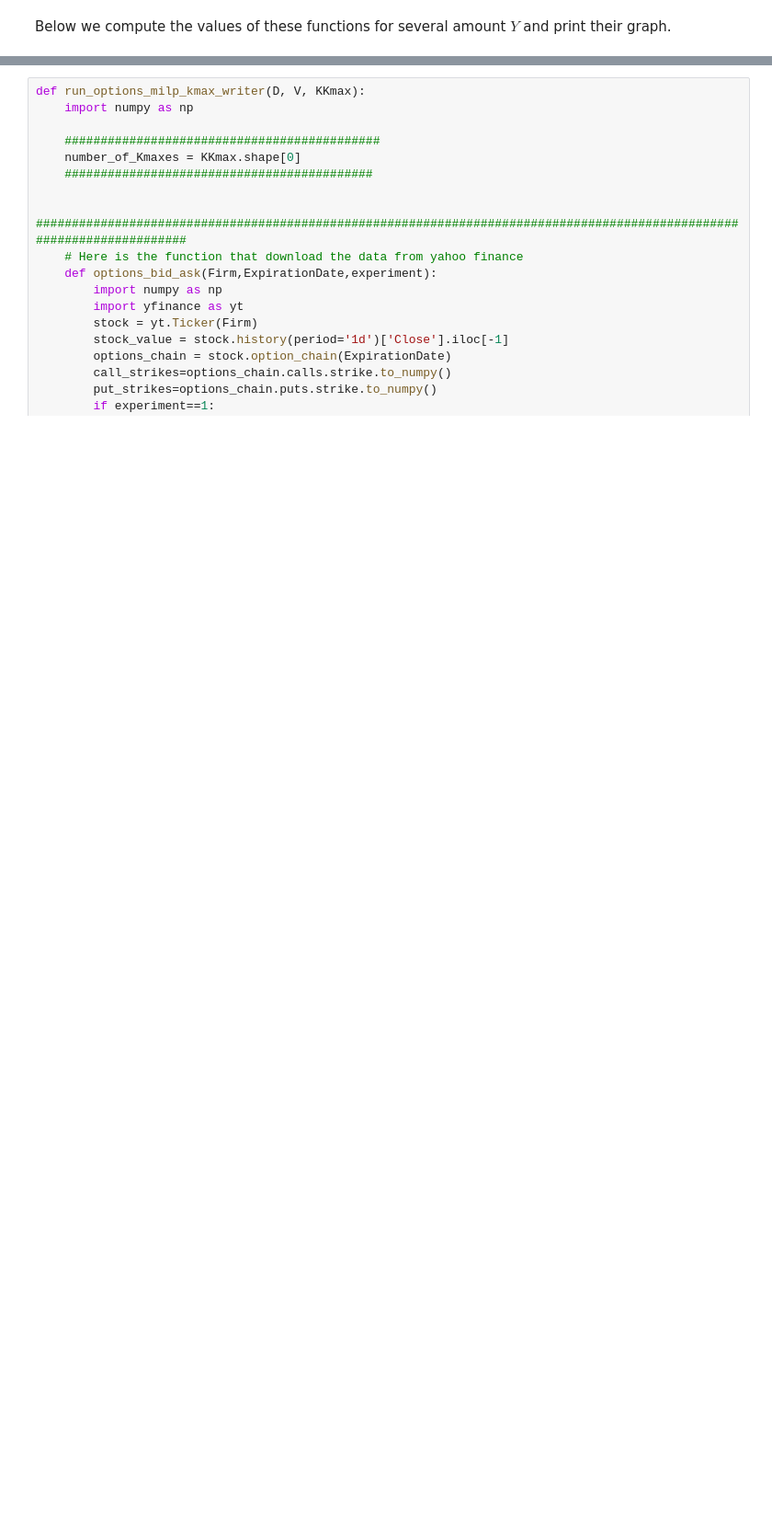
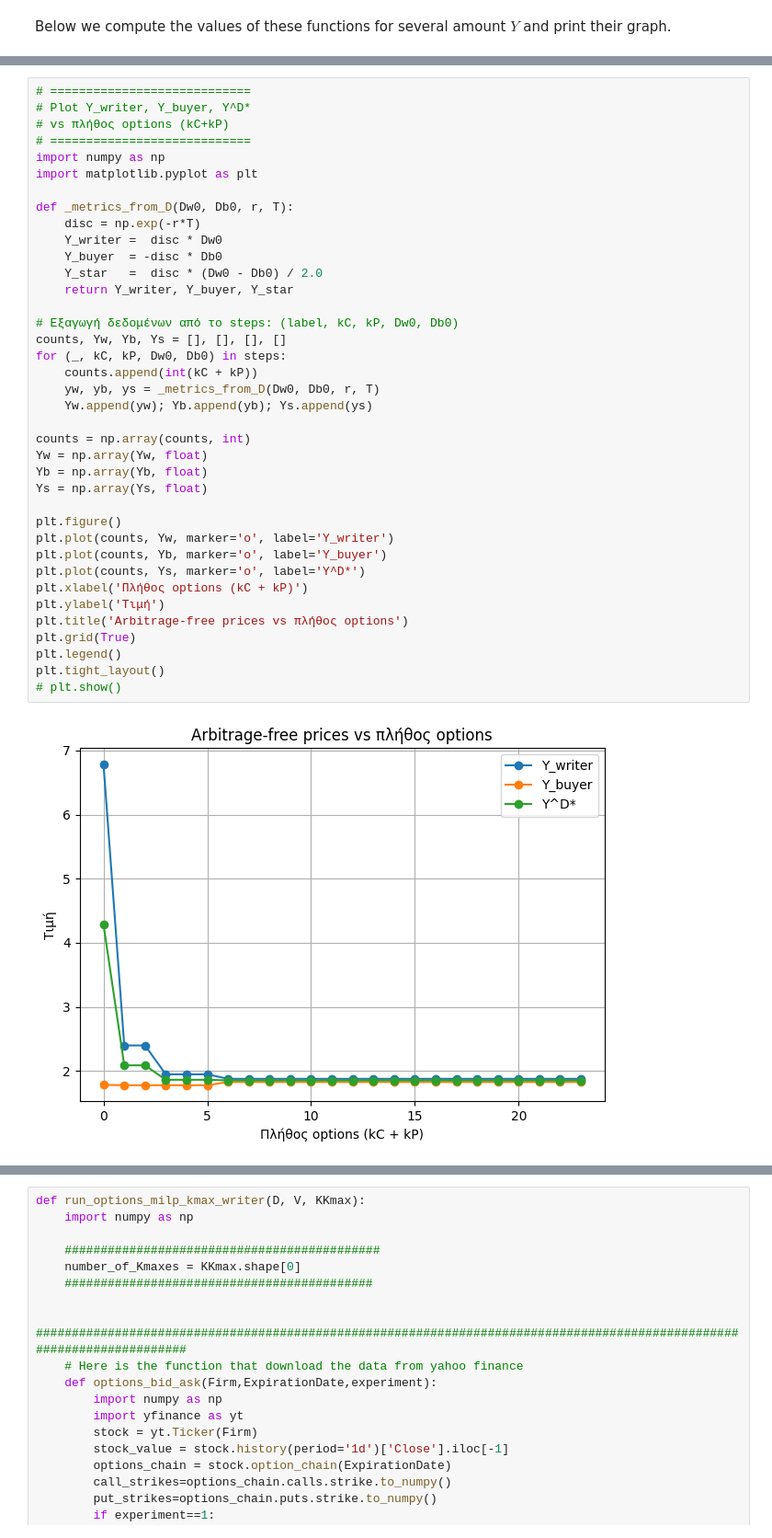
Before and after one commit to nikoshalidias/Financial-Engineering, a Jupyter notebook: Minimum_Loss_Writer_Buyer_Option_and_Hedging.ipynb, the cells around one changed output, grey strips where cells are left out. Shown at 92% size. Cells and saved outputs as stored; diff of their text form; blank space fills up the shorter version.

```diff
--- a/Minimum_Loss_Writer_Buyer_Option_and_Hedging.ipynb
+++ b/Minimum_Loss_Writer_Buyer_Option_and_Hedging.ipynb
@@ -900,3 +1268,43 @@ plt.show()
+# %%
+# ============================
+# Plot Y_writer, Y_buyer, Y^D*
+# vs πλήθος options (kC+kP)
+# ============================
+import numpy as np
+import matplotlib.pyplot as plt
+
+def _metrics_from_D(Dw0, Db0, r, T):
+    disc = np.exp(-r*T)
+    Y_writer =  disc * Dw0
+    Y_buyer  = -disc * Db0
+    Y_star   =  disc * (Dw0 - Db0) / 2.0
+    return Y_writer, Y_buyer, Y_star
+
+# Εξαγωγή δεδομένων από το steps: (label, kC, kP, Dw0, Db0)
+counts, Yw, Yb, Ys = [], [], [], []
+for (_, kC, kP, Dw0, Db0) in steps:
+    counts.append(int(kC + kP))
+    yw, yb, ys = _metrics_from_D(Dw0, Db0, r, T)
+    Yw.append(yw); Yb.append(yb); Ys.append(ys)
+
+counts = np.array(counts, int)
+Yw = np.array(Yw, float)
+Yb = np.array(Yb, float)
+Ys = np.array(Ys, float)
+
+plt.figure()
+plt.plot(counts, Yw, marker='o', label='Y_writer')
+plt.plot(counts, Yb, marker='o', label='Y_buyer')
+plt.plot(counts, Ys, marker='o', label='Y^D*')
+plt.xlabel('Πλήθος options (kC + kP)')
+plt.ylabel('Τιμή')
+plt.title('Arbitrage-free prices vs πλήθος options')
+plt.grid(True)
+plt.legend()
+plt.tight_layout()
+# plt.show()
+# %% [output]
+[figure, added]
 # %% [markdown]
 We define a further function for the writer of option. The writer can make a prediction about the future price of the asset. Then the function computes the optimal portfolio with maximum possible loss $D$, using the amount $V$. You can call the function like this
 
```
Also changed, not shown: parts of 9 cells of this notebook.
